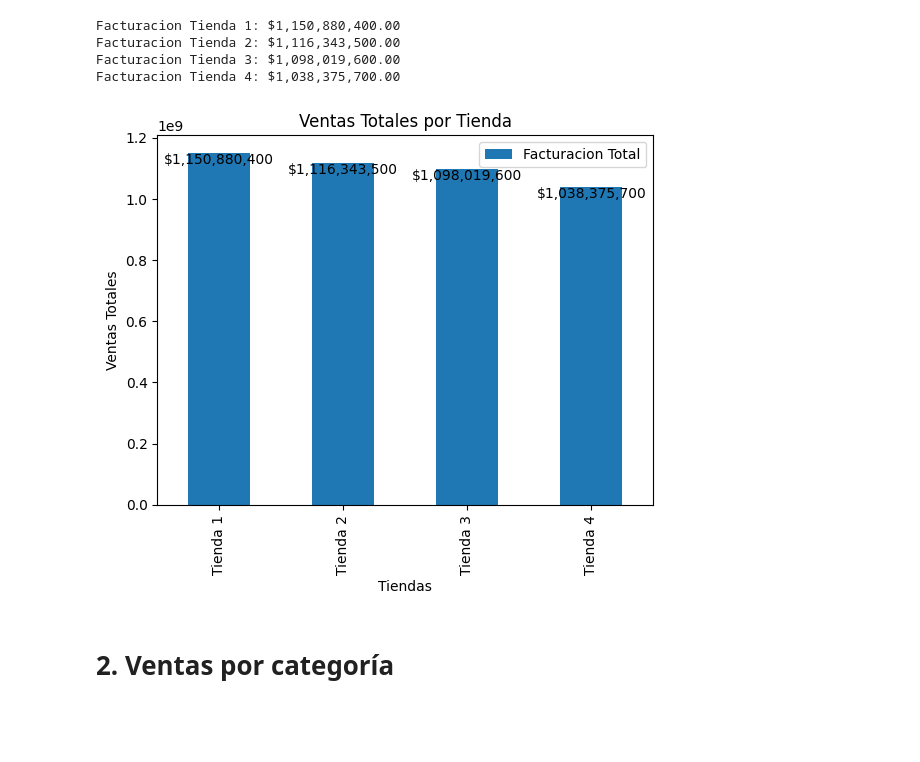
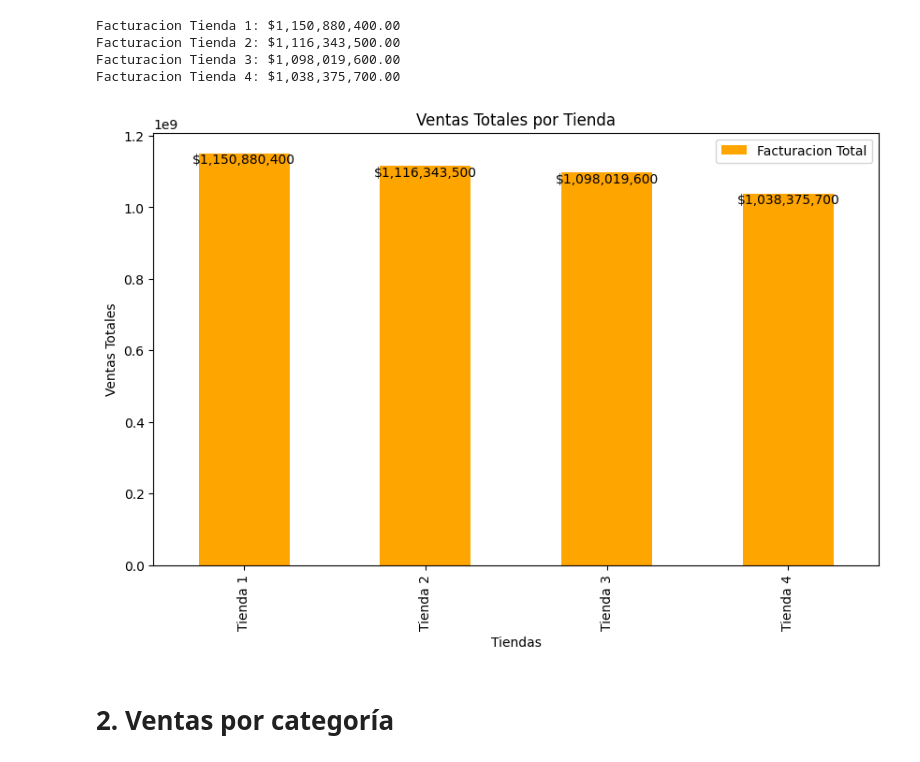
Before and after one commit to wimero72/challenge1-data-science-latam, a Jupyter notebook: Challege1_data_science_latam.ipynb, the cells around one changed output. Cells and saved outputs as stored; diff of their text form; code cells hidden in the pictures; blank space fills up the shorter version.

```diff
--- a/Challege1_data_science_latam.ipynb
+++ b/Challege1_data_science_latam.ipynb
@@ -135,20 +135,20 @@ Facturacion Tienda 4: $1,038,375,700.00
 # %%
 datos_ventas = pd.DataFrame({
     "Tienda": ["Tienda 1", "Tienda 2", "Tienda 3", "Tienda 4"],
     "Facturacion Total": [facturacion_tienda1, facturacion_tienda2, facturacion_tienda3, facturacion_tienda4]
 })
 
-barras = datos_ventas.plot.bar(x="Tienda", y="Facturacion Total")
+barras = datos_ventas.plot.bar(x="Tienda", y="Facturacion Total", color="orange", figsize=(10, 6))
 
 # Agrego valores a las barras
 for barra, valor in enumerate(datos_ventas["Facturacion Total"]):
     barras.text(barra, valor, str(f"${valor:,.0f}"), ha='center', va='top')
 # Configuro el grafico
 plt.xlabel("Tiendas")
 plt.ylabel("Ventas Totales")
 plt.title("Ventas Totales por Tienda")
 plt.show()
 # %% [output]
-[figure, old version]
+[figure, new version]
 # %% [markdown]
 # 2. Ventas por categoría
```
Also changed, not shown: parts of 4 cells of this notebook.
